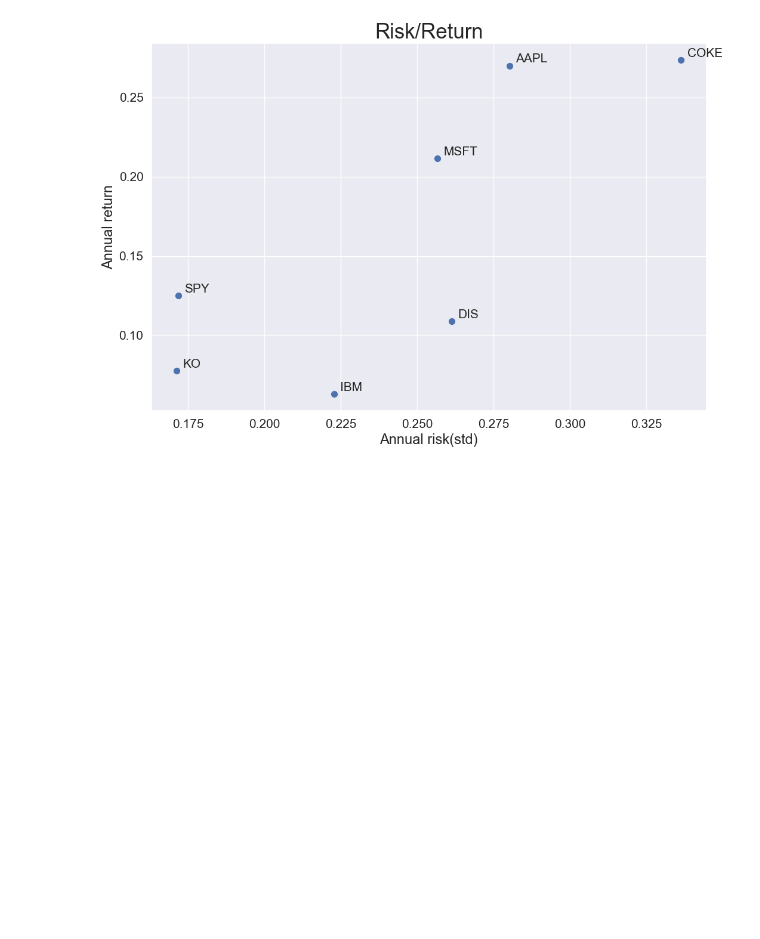
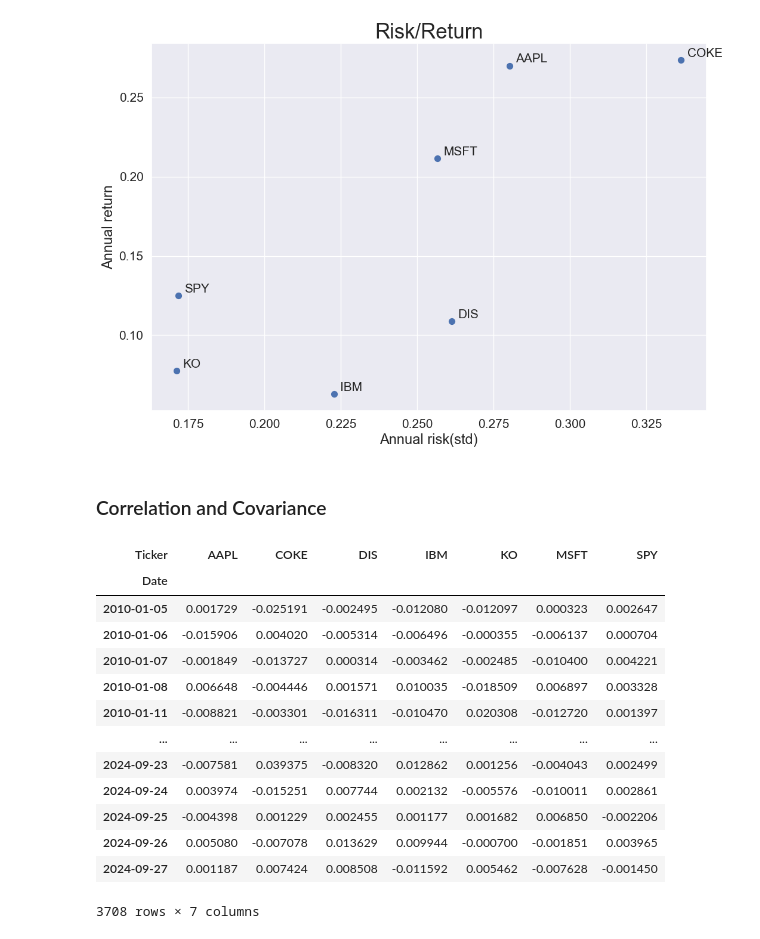
Before and after one commit to RogerSJR2004/Data-Analytics-Project, a Jupyter notebook: stock_analysis.ipynb, the cells around one changed output. Drawn from its saved outputs; the diff is of its cells as text; code cells hidden in the pictures; blank space fills up the shorter version.

```diff
--- a/stock_analysis.ipynb
+++ b/stock_analysis.ipynb
@@ -770,3 +770,22 @@ plt.title("Risk/Return",fontsize=25)
 plt.show()
 # %% [output]
 [figure]
+# %% [markdown]
+### Correlation and Covariance
+# %%
+ret
+# %% [output]
+| Ticker | AAPL | COKE | DIS | IBM | KO | MSFT | SPY |
+| Date |  |  |  |  |  |  |  |
+| 2010-01-05 | 0.001729 | -0.025191 | -0.002495 | -0.012080 | -0.012097 | 0.000323 | 0.002647 |
+| 2010-01-06 | -0.015906 | 0.004020 | -0.005314 | -0.006496 | -0.000355 | -0.006137 | 0.000704 |
+| 2010-01-07 | -0.001849 | -0.013727 | 0.000314 | -0.003462 | -0.002485 | -0.010400 | 0.004221 |
+| 2010-01-08 | 0.006648 | -0.004446 | 0.001571 | 0.010035 | -0.018509 | 0.006897 | 0.003328 |
+| 2010-01-11 | -0.008821 | -0.003301 | -0.016311 | -0.010470 | 0.020308 | -0.012720 | 0.001397 |
+| ... | ... | ... | ... | ... | ... | ... | ... |
+| 2024-09-23 | -0.007581 | 0.039375 | -0.008320 | 0.012862 | 0.001256 | -0.004043 | 0.002499 |
+| 2024-09-24 | 0.003974 | -0.015251 | 0.007744 | 0.002132 | -0.005576 | -0.010011 | 0.002861 |
+| 2024-09-25 | -0.004398 | 0.001229 | 0.002455 | 0.001177 | 0.001682 | 0.006850 | -0.002206 |
+| 2024-09-26 | 0.005080 | -0.007078 | 0.013629 | 0.009944 | -0.000700 | -0.001851 | 0.003965 |
+| 2024-09-27 | 0.001187 | 0.007424 | 0.008508 | -0.011592 | 0.005462 | -0.007628 | -0.001450 |
+3708 rows × 7 columns
```
Also changed, not shown: parts of 5 cells of this notebook.
